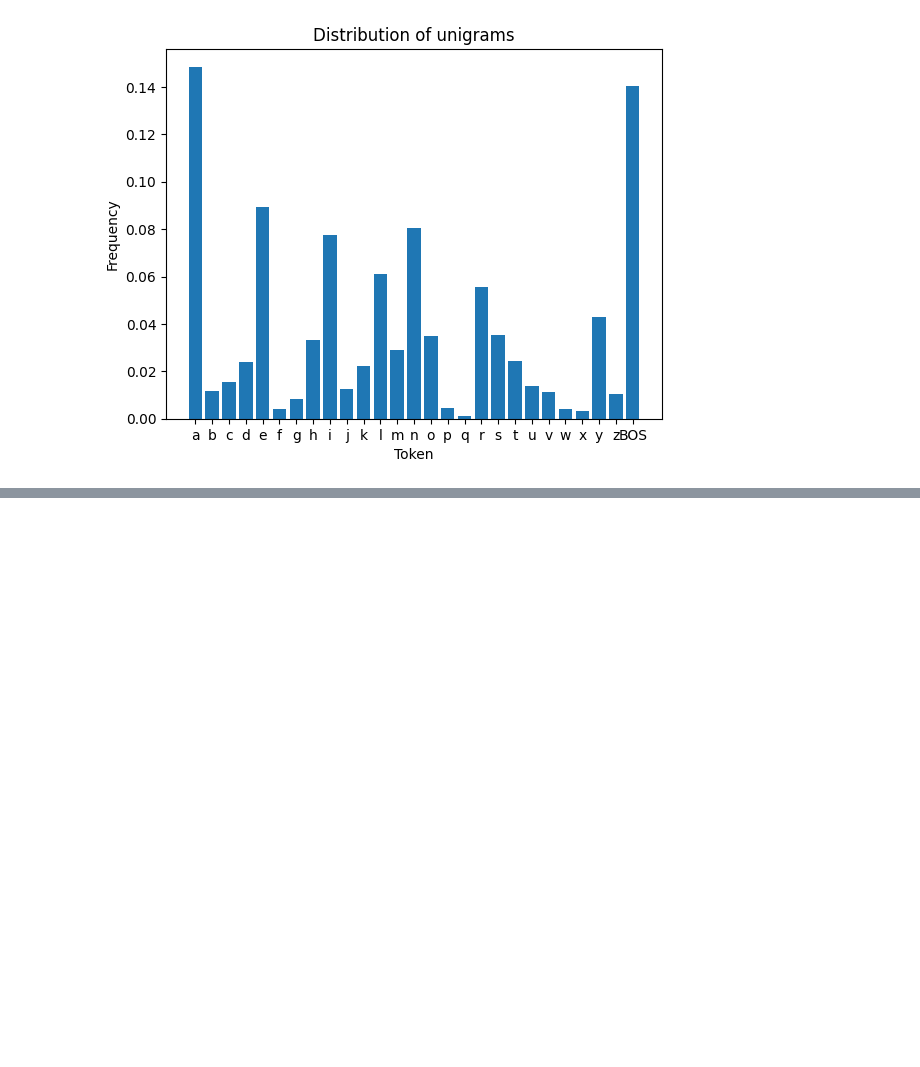
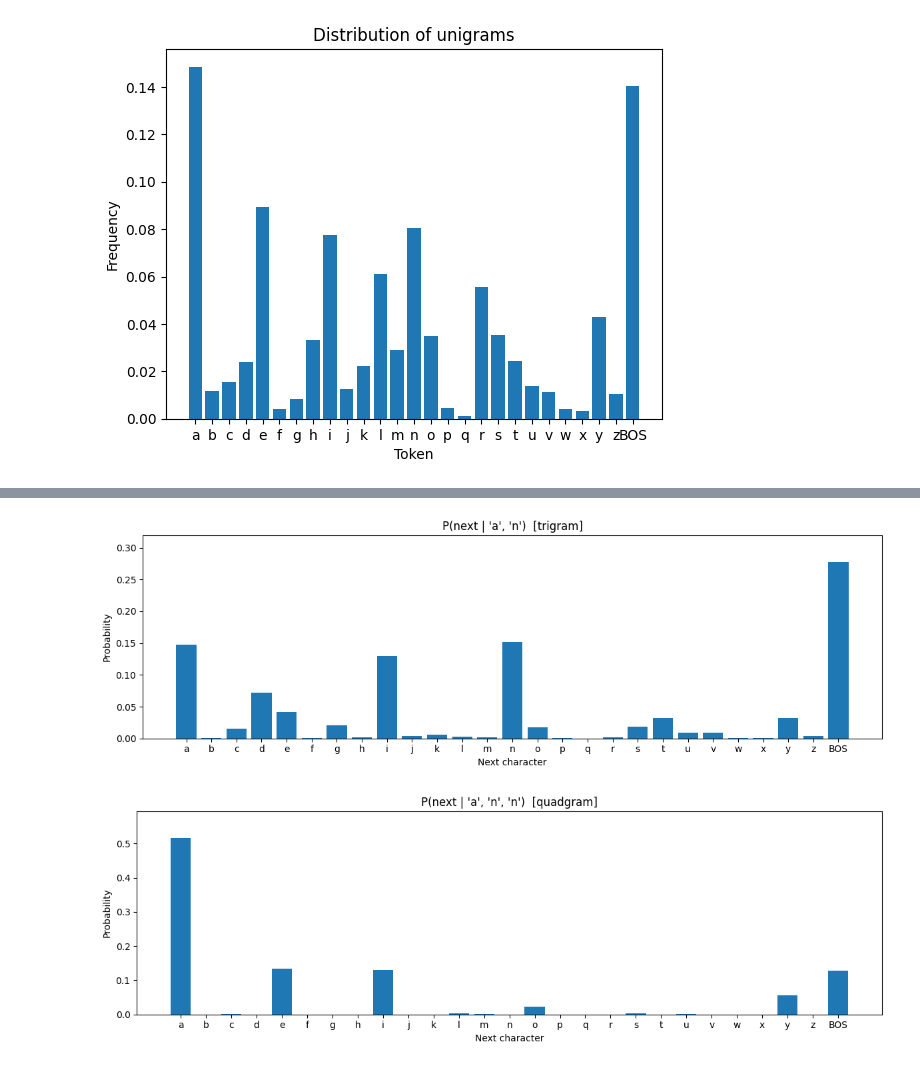
Before and after one commit to KhaleelKarim/LLMStatistics, a Jupyter notebook: notebooks/ngram_viz.ipynb, the cells around one changed output, grey strips where cells are left out. Saved outputs shown, nothing was run; the diff lists cells and outputs as text; code cells hidden in the pictures; blank space fills up the shorter version.

```diff
--- a/notebooks/ngram_viz.ipynb
+++ b/notebooks/ngram_viz.ipynb
@@ -79,0 +80,53 @@ plot_bigram_distribution('BOS')
+# %%
+# Helper accessors for each order's (probs, seen_mask) tables
+def get_trigram_table():
+    return ngrams[3]   # probs shape (27,27,27), seen shape (27,27)
+
+def get_quadgram_table():
+    return ngrams[4]   # probs shape (27,27,27,27), seen shape (27,27,27)
+
+
+def ngram_distribution(context):
+    """
+    Return P(next | context) as a 27-element array.
+
+    context : list of 1–3 valid tokens ('a'–'z' or 'BOS')
+              len 1 → bigram, len 2 → trigram, len 3 → quadgram
+    """
+    order = len(context) + 1
+    if order not in ngrams:
+        raise ValueError(f"No {order}-gram data available (context length must be 1–3).")
+    for tok in context:
+        if tok not in tokens:
+            raise ValueError(f"'{tok}' is not a valid token. Choose from: {tokens}")
+    ctx_idx = tuple(tokens.index(tok) for tok in context)
+    probs, seen = ngrams[order]
+    if not seen[ctx_idx]:
+        raise ValueError(f"Context {context} was never seen in the training data.")
+    return probs[ctx_idx]
+
+
+def plot_ngram_distribution(context):
+    dist = ngram_distribution(context)
+    order = len(context) + 1
+    order_name = {2: 'bigram', 3: 'trigram', 4: 'quadgram'}.get(order, f'{order}-gram')
+    ctx_label = ', '.join(f"'{t}'" if t != 'BOS' else 'BOS' for t in context)
+
+    fig, ax = plt.subplots(figsize=(12, 4))
+    ax.bar(tokens, dist)
+    ax.set_xlabel('Next character')
+    ax.set_ylabel('Probability')
+    ax.set_title(f'P(next | {ctx_label})  [{order_name}]')
+    ax.set_ylim(0, max(dist) * 1.15)
+    plt.tight_layout()
+    plt.show()
+
+
+# trigram example: P(next | 'a', 'n')
+plot_ngram_distribution(['a', 'n'])
+
+# quadgram example: P(next | 'a', 'n', 'n')
+plot_ngram_distribution(['a', 'n', 'n'])
+# %% [output]
+[figure, added]
+[figure, added]
```
Also changed, not shown: parts of 6 cells of this notebook, 8 other files.
